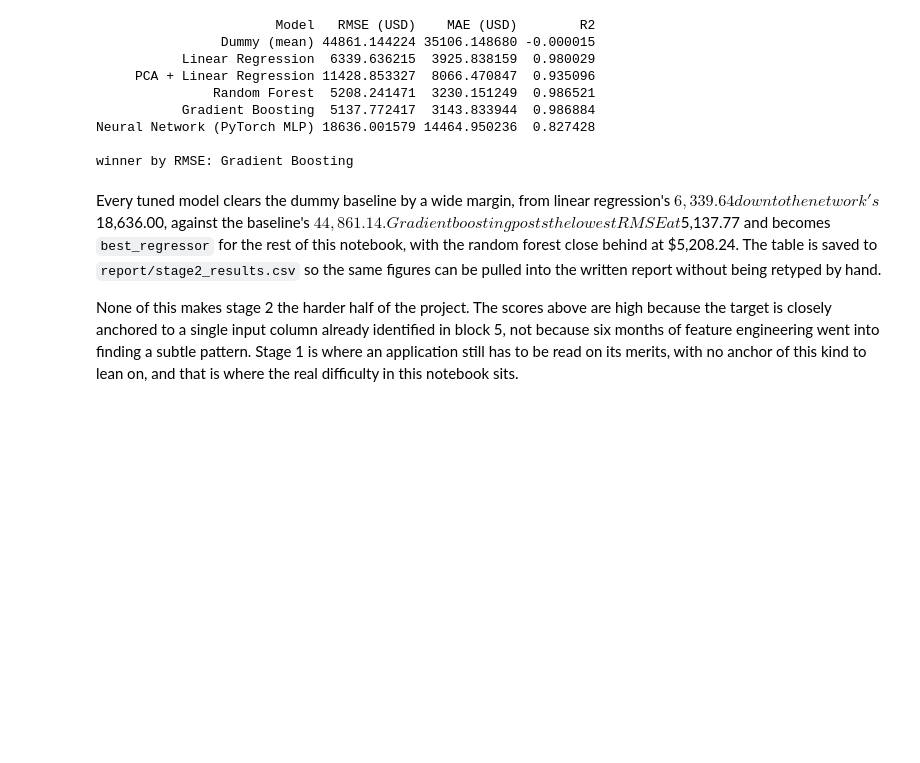
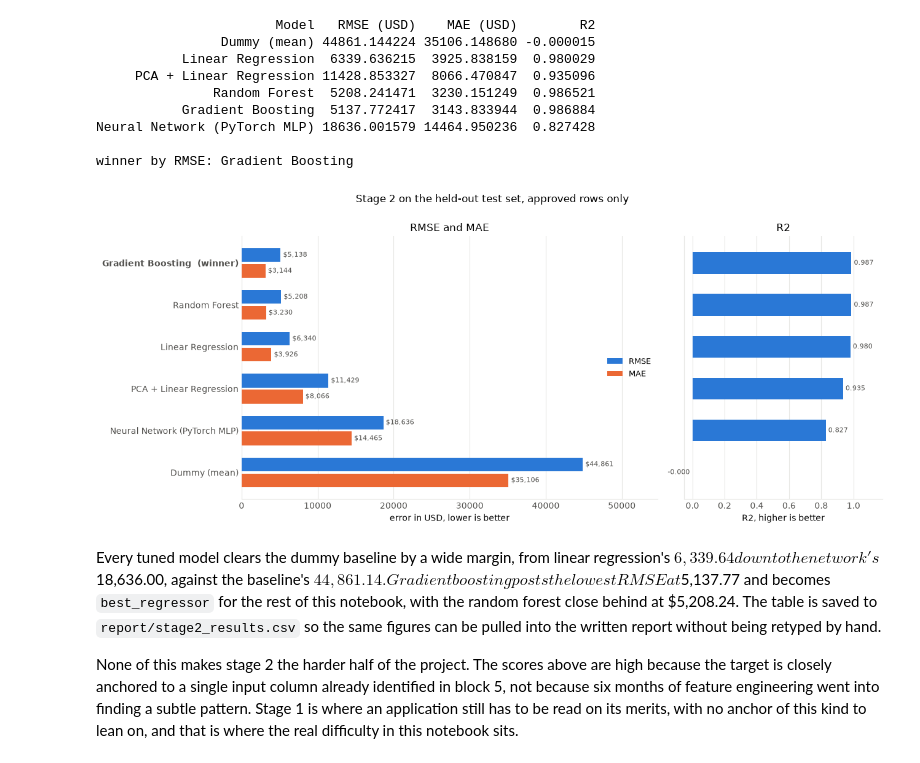
Before and after one commit to kushalkrishnappa/fai-final-project-2026, a Jupyter notebook: src/LoanSanctionAmountEstimation.ipynb, the cells around one changed output. Cells and saved outputs as stored; diff of their text form; code cells hidden in the pictures; blank space fills up the shorter version.

```diff
--- a/src/LoanSanctionAmountEstimation.ipynb
+++ b/src/LoanSanctionAmountEstimation.ipynb
@@ -1839,6 +1844,67 @@ stage2_results.to_csv("../report/stage2_results.csv", index=False)
 Neural Network (PyTorch MLP) 18636.001579 14464.950236  0.827428
 
 winner by RMSE: Gradient Boosting
+# %%
+# Dollars and R2 are split across two panels on purpose. Putting a USD scale and
+# an R2 scale on one pair of axes would be a dual-axis chart, and the alignment
+# between the two scales would be arbitrary.
+USD_COLORS = {"RMSE (USD)": "#2a78d6", "MAE (USD)": "#eb6834"}
+
+ordered = stage2_results.sort_values("RMSE (USD)", ascending=False).reset_index(drop=True)
+y_pos = np.arange(len(ordered))
+slot = 0.38
+
+fig, (ax_usd, ax_r2) = plt.subplots(
+    1, 2, figsize=(13, 5.5), sharey=True, gridspec_kw={"width_ratios": [2.1, 1]}
+)
+
+for k, col in enumerate(["RMSE (USD)", "MAE (USD)"]):
+    bars = ax_usd.barh(
+        y_pos + (0.5 - k) * slot, ordered[col], slot * 0.86,
+        label=col.replace(" (USD)", ""), color=USD_COLORS[col], zorder=3,
+    )
+    ax_usd.bar_label(bars, labels=[f"${v:,.0f}" for v in ordered[col]],
+                     padding=3, fontsize=8, color=LABEL_INK)
+
+ax_usd.set_xlabel("error in USD, lower is better")
+ax_usd.set_xlim(0, ordered["RMSE (USD)"].max() * 1.22)
+ax_usd.set_title("RMSE and MAE")
+ax_usd.legend(loc="center right", frameon=False, fontsize=9)
+
+r2_bars = ax_r2.barh(y_pos, ordered["R2"], 0.52, color=USD_COLORS["RMSE (USD)"], zorder=3)
+ax_r2.bar_label(r2_bars, labels=[f"{v:.3f}" for v in ordered["R2"]],
+                padding=3, fontsize=8, color=LABEL_INK)
+ax_r2.set_xlabel("R2, higher is better")
+ax_r2.set_xlim(min(0, ordered["R2"].min()) - 0.05, 1.18)
+ax_r2.set_title("R2")
+
+# The winner is named in the tick label rather than given its own colour, so the
+# mark stays one series and identity never rests on hue alone.
+tick_labels = [
+    f"{m}  (winner)" if m == best_name_reg else m for m in ordered["Model"]
+]
+ax_usd.set_yticks(y_pos, tick_labels)
+for tick, model in zip(ax_usd.get_yticklabels(), ordered["Model"]):
+    if model == best_name_reg:
+        tick.set_fontweight("bold")
+
+for ax in (ax_usd, ax_r2):
+    ax.grid(axis="x", color=GRID_INK, linewidth=0.8, zorder=0)
+    ax.set_axisbelow(True)
+    ax.invert_yaxis()
+    for side in ("top", "right"):
+        ax.spines[side].set_visible(False)
+    for side in ("left", "bottom"):
+        ax.spines[side].set_color(GRID_INK)
+    ax.tick_params(colors=LABEL_INK, length=0)
+
+fig.suptitle("Stage 2 on the held-out test set, approved rows only", y=1.0)
+plt.tight_layout()
+plt.savefig("../report/figures/stage2_model_comparison.png", dpi=150, bbox_inches="tight")
+plt.show()
+plt.close(fig)
+# %% [output]
+[figure, added]
 # %% [markdown]
 Every tuned model clears the dummy baseline by a wide margin, from linear
 regression's $6,339.64 down to the network's $18,636.00, against the
```
Also changed, not shown: parts of 19 cells of this notebook, 8 other files.
